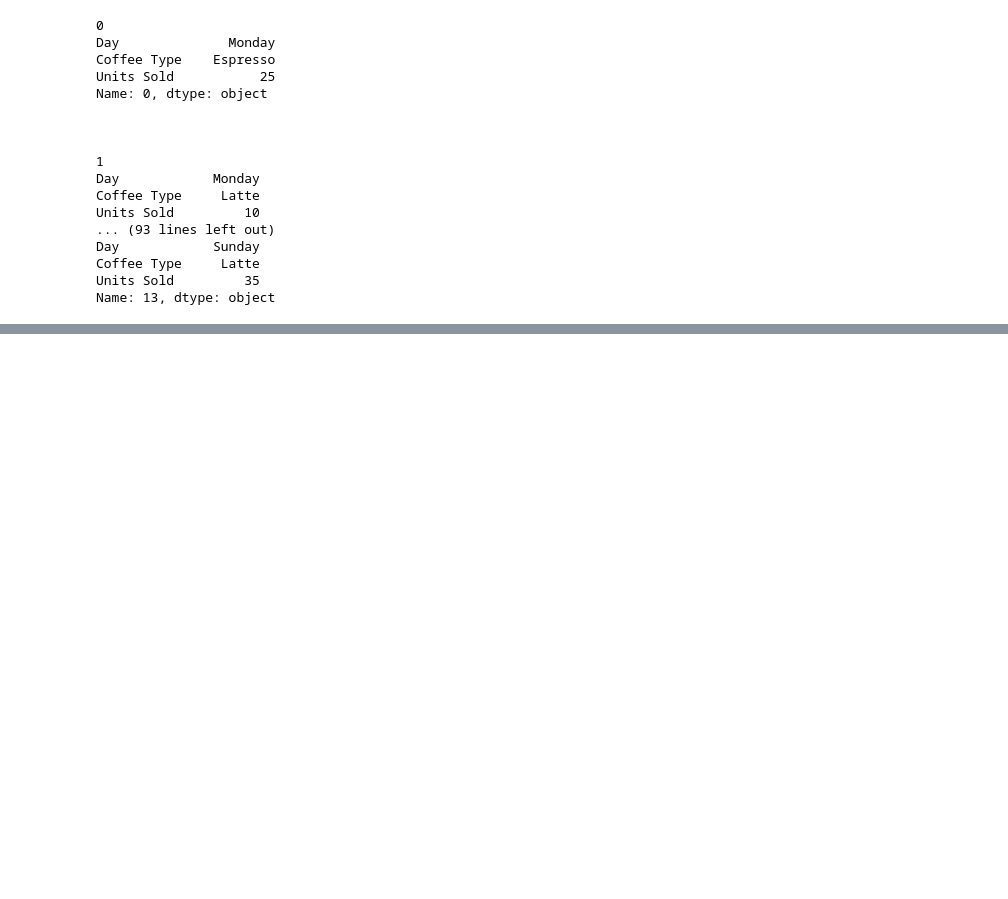
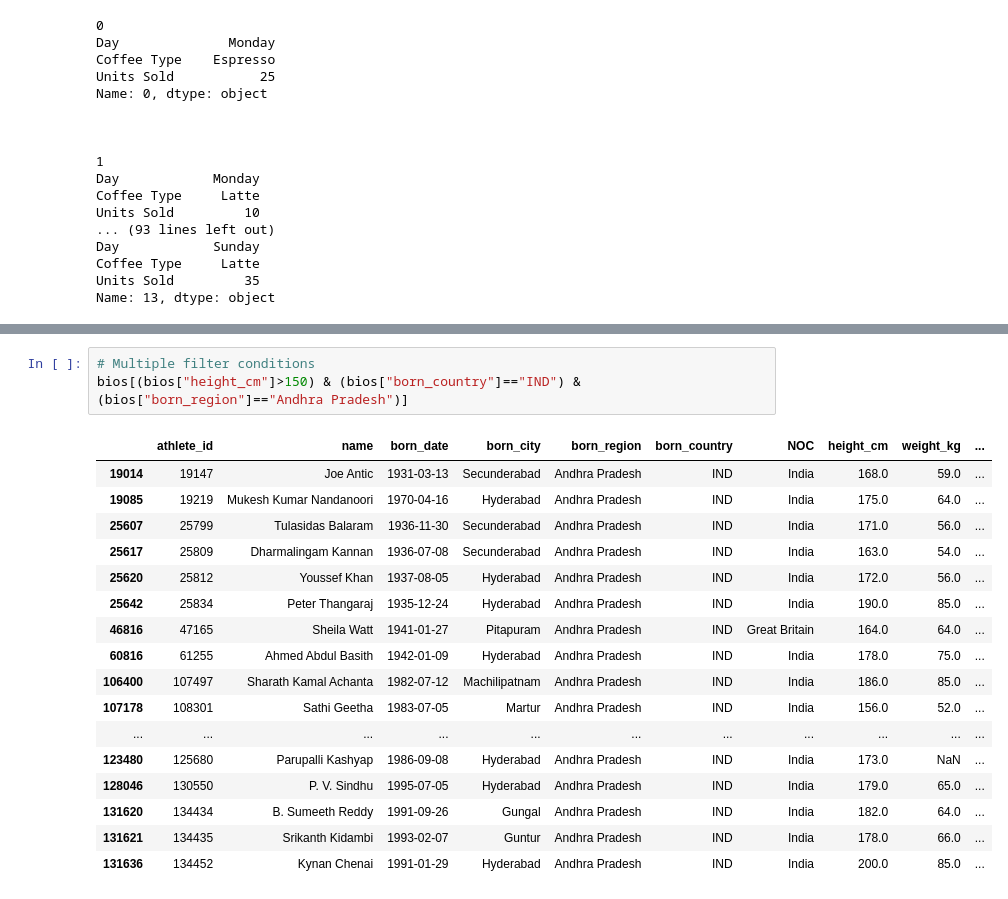
Before and after one commit to karthik4626/Pandas, a Jupyter notebook: pandas.ipynb, the cells around one changed output, grey strips where cells are left out. Drawn from its saved outputs; the diff is of its cells as text; blank space fills up the shorter version.

Commit message:
Filtering data

```diff
--- a/pandas.ipynb
+++ b/pandas.ipynb
@@ -272,0 +325,21 @@ Name: 13, dtype: object
+# %%
+# Multiple filter conditions
+bios[(bios["height_cm"]>150) & (bios["born_country"]=="IND") & (bios["born_region"]=="Andhra Pradesh")]
+# %% [output]
+|  | athlete_id | name | born_date | born_city | born_region | born_country | NOC | height_cm | weight_kg | ... |
+| 19014 | 19147 | Joe Antic | 1931-03-13 | Secunderabad | Andhra Pradesh | IND | India | 168.0 | 59.0 | ... |
+| 19085 | 19219 | Mukesh Kumar Nandanoori | 1970-04-16 | Hyderabad | Andhra Pradesh | IND | India | 175.0 | 64.0 | ... |
+| 25607 | 25799 | Tulasidas Balaram | 1936-11-30 | Secunderabad | Andhra Pradesh | IND | India | 171.0 | 56.0 | ... |
+| 25617 | 25809 | Dharmalingam Kannan | 1936-07-08 | Secunderabad | Andhra Pradesh | IND | India | 163.0 | 54.0 | ... |
+| 25620 | 25812 | Youssef Khan | 1937-08-05 | Hyderabad | Andhra Pradesh | IND | India | 172.0 | 56.0 | ... |
+| 25642 | 25834 | Peter Thangaraj | 1935-12-24 | Hyderabad | Andhra Pradesh | IND | India | 190.0 | 85.0 | ... |
+| 46816 | 47165 | Sheila Watt | 1941-01-27 | Pitapuram | Andhra Pradesh | IND | Great Britain | 164.0 | 64.0 | ... |
+| 60816 | 61255 | Ahmed Abdul Basith | 1942-01-09 | Hyderabad | Andhra Pradesh | IND | India | 178.0 | 75.0 | ... |
+| 106400 | 107497 | Sharath Kamal Achanta | 1982-07-12 | Machilipatnam | Andhra Pradesh | IND | India | 186.0 | 85.0 | ... |
+| 107178 | 108301 | Sathi Geetha | 1983-07-05 | Martur | Andhra Pradesh | IND | India | 156.0 | 52.0 | ... |
+| ... | ... | ... | ... | ... | ... | ... | ... | ... | ... | ... |
+| 123480 | 125680 | Parupalli Kashyap | 1986-09-08 | Hyderabad | Andhra Pradesh | IND | India | 173.0 | NaN | ... |
+| 128046 | 130550 | P. V. Sindhu | 1995-07-05 | Hyderabad | Andhra Pradesh | IND | India | 179.0 | 65.0 | ... |
+| 131620 | 134434 | B. Sumeeth Reddy | 1991-09-26 | Gungal | Andhra Pradesh | IND | India | 182.0 | 64.0 | ... |
+| 131621 | 134435 | Srikanth Kidambi | 1993-02-07 | Guntur | Andhra Pradesh | IND | India | 178.0 | 66.0 | ... |
+| 131636 | 134452 | Kynan Chenai | 1991-01-29 | Hyderabad | Andhra Pradesh | IND | India | 200.0 | 85.0 | ... |
```
Also changed, not shown: parts of 10 cells of this notebook.
